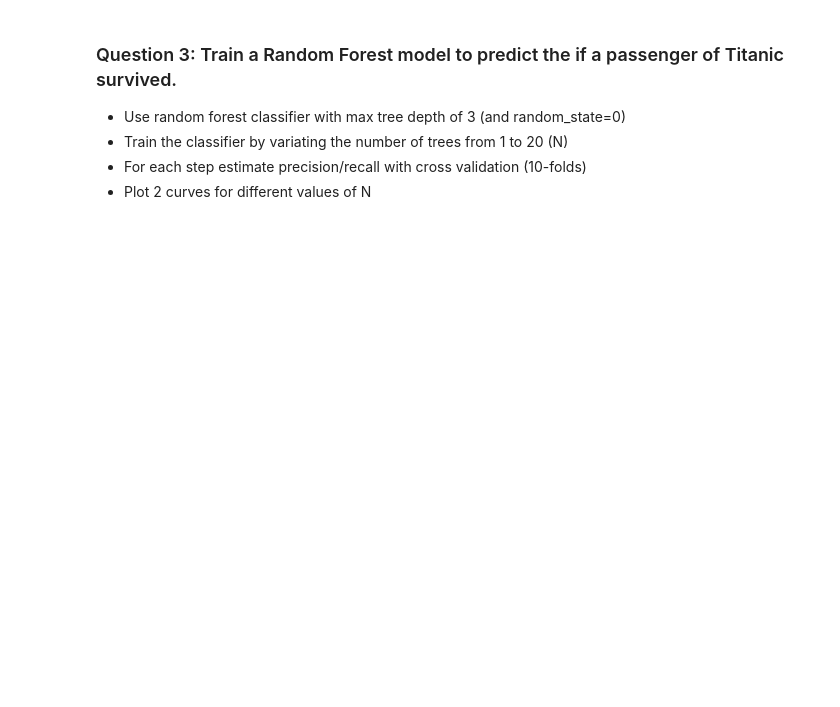
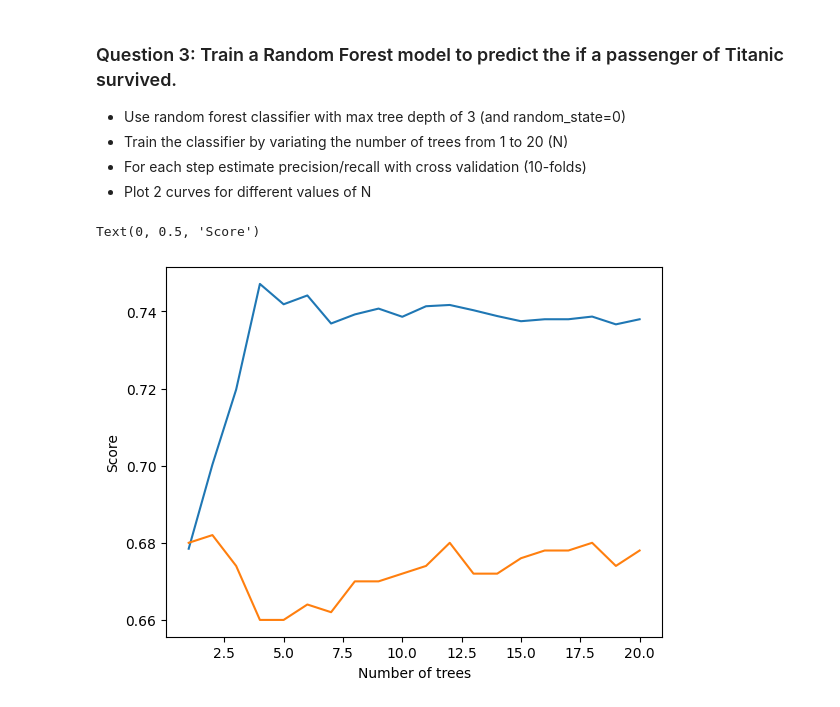
Before and after one commit to roduit/2023, a Jupyter notebook: Exercises/06 - Learning from data - Supervised learning/SupervisedLearning.ipynb, the cells around one changed output. Cells and saved outputs as stored; diff of their text form; code cells hidden in the pictures; blank space fills up the shorter version.

```diff
--- a/Exercises/06 - Learning from data - Supervised learning/SupervisedLearning.ipynb
+++ b/Exercises/06 - Learning from data - Supervised learning/SupervisedLearning.ipynb
@@ -479,3 +479,30 @@ Answer:
 - Train the classifier by variating the number of trees from 1 to 20 (N)
 - For each step estimate precision/recall with cross validation (10-folds)
 - Plot 2 curves for different values of N
+# %%
+titanic = pd.read_excel('data/titanic.xls')
+titanic_features = ['sex', 'age', 'sibsp', 'parch', 'fare']
+X = pd.get_dummies(titanic[titanic_features])
+X = X.fillna(X.mean())
+y = titanic['survived']
+# %%
+from sklearn.ensemble import RandomForestClassifier
+
+trees_tab = np.arange(1, 21)
+precision = []
+recall = []
+
+for tree in trees_tab:
+    random_forest = RandomForestClassifier(n_estimators=tree,max_depth=3, random_state=0)
+    random_forest.fit(X, y)
+    precision.append(cross_val_score(random_forest, X, y, cv=10, scoring="precision").mean())
+    recall.append(cross_val_score(random_forest, X, y, cv=10, scoring="recall").mean())
+# %%
+plt.plot(trees_tab, precision, label="Precision")
+plt.plot(trees_tab, recall, label="Recall")
+
+plt.xlabel("Number of trees")
+plt.ylabel("Score")
+# %% [output]
+Text(0, 0.5, 'Score')
+[figure, added]
```
Also changed, not shown: parts of 3 cells of this notebook.
